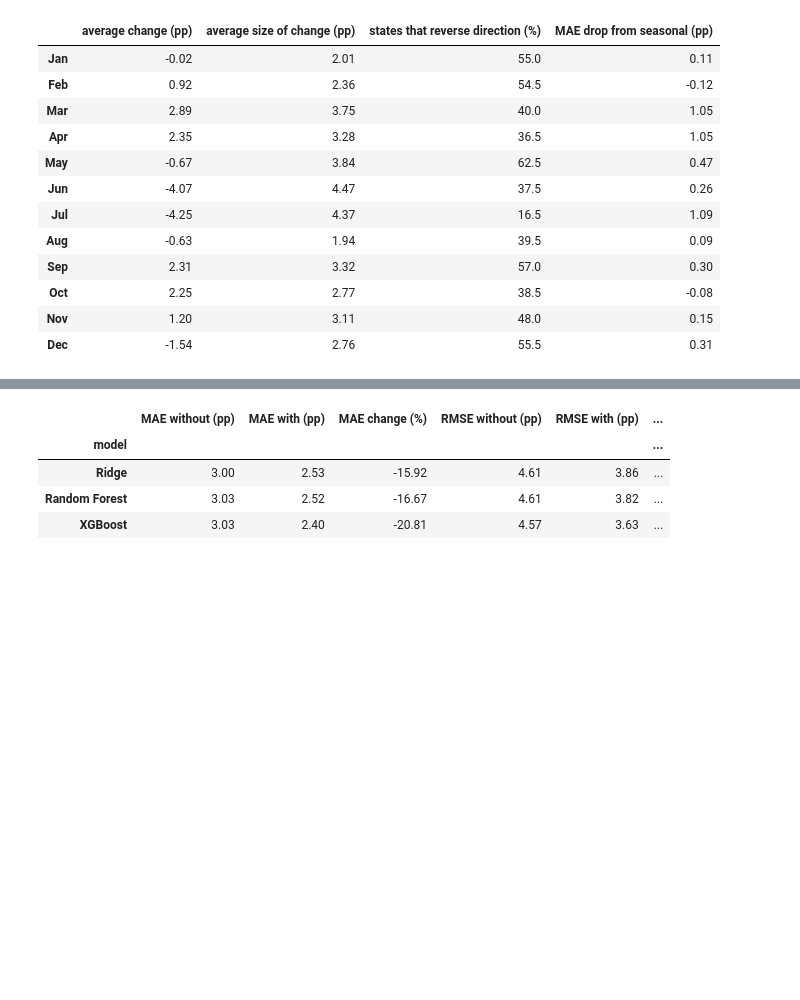
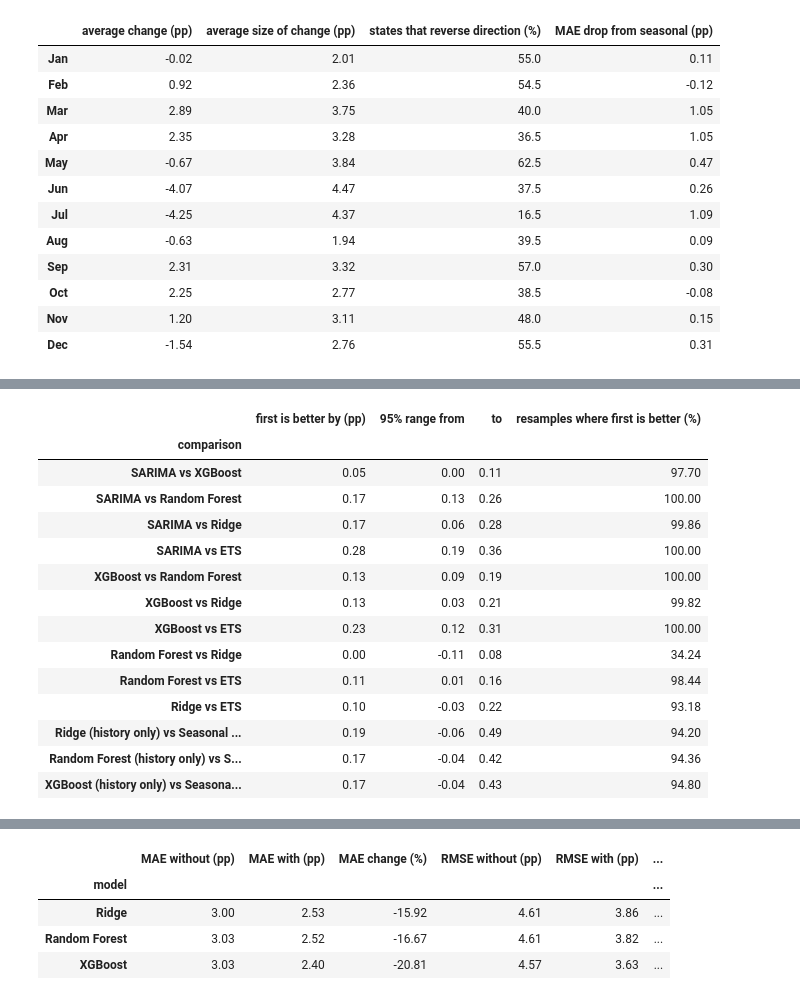
Before and after one commit to legacysti/ics635-final-project, a Jupyter notebook: ICS635_Final_Project.ipynb, the cells around one changed output, grey strips where cells are left out. Drawn from its saved outputs; the diff is of its cells as text; code cells hidden in the pictures; blank space fills up the shorter version.

```diff
--- a/ICS635_Final_Project.ipynb
+++ b/ICS635_Final_Project.ipynb
@@ -1039,3 +1239,48 @@ test_table.round(2)
+# %%
+# --- How sure are we? A block bootstrap over the 43 test months ---
+# Each month's error is averaged over the 50 states. We then rebuild the test period 5,000 times from
+# random 6-month blocks of months, so neighbouring months, whose errors are related, stay together.
+names = {key: key[0] if key[1] in ("-", "state + history + seasonal") else f"{key[0]} (history only)"
+         for key in test_predictions}
+month_mae = test_errors.groupby(test["date"]).mean().mul(100)
+month_mae.columns = [names[key] for key in month_mae.columns]
+assert (test.groupby("date").size() == 50).all()   # every test month has all 50 states
+
+BLOCK, N_BOOT = 6, 5000
+rng = np.random.default_rng(SEED)
+n_months = len(month_mae)
+starts = rng.integers(0, n_months - BLOCK + 1, size=(N_BOOT, -(-n_months // BLOCK)))
+resampled = (starts[:, :, None] + np.arange(BLOCK)).reshape(N_BOOT, -1)[:, :n_months]
+boot_mae = pd.DataFrame(month_mae.to_numpy()[resampled].mean(axis=1), columns=month_mae.columns)
+
+def compare(first, second):
+    """How much lower the first model's MAE is than the second's (pp); positive = first is better."""
+    gap = boot_mae[second] - boot_mae[first]
+    return {"comparison": f"{first} vs {second}",
+            "first is better by (pp)": month_mae[second].mean() - month_mae[first].mean(),
+            "95% range from": gap.quantile(0.025), "to": gap.quantile(0.975),
+            "resamples where first is better (%)": 100 * (gap > 0).mean()}
+
+ranked = test_table.drop("Seasonal naive").sort_values("MAE (pp)").index.tolist()
+pairs = [(ranked[i], ranked[j]) for i in range(len(ranked)) for j in range(i + 1, len(ranked))]
+pairs += [(f"{name} (history only)", "Seasonal naive") for name in MODELS]
+pd.DataFrame([compare(a, b) for a, b in pairs]).set_index("comparison").round(2)
+# %% [output]
+|  | first is better by (pp) | 95% range from | to | resamples where first is better (%) |
+| comparison |  |  |  |  |
+| SARIMA vs XGBoost | 0.05 | 0.00 | 0.11 | 97.70 |
+| SARIMA vs Random Forest | 0.17 | 0.13 | 0.26 | 100.00 |
+| SARIMA vs Ridge | 0.17 | 0.06 | 0.28 | 99.86 |
+| SARIMA vs ETS | 0.28 | 0.19 | 0.36 | 100.00 |
+| XGBoost vs Random Forest | 0.13 | 0.09 | 0.19 | 100.00 |
+| XGBoost vs Ridge | 0.13 | 0.03 | 0.21 | 99.82 |
+| XGBoost vs ETS | 0.23 | 0.12 | 0.31 | 100.00 |
+| Random Forest vs Ridge | 0.00 | -0.11 | 0.08 | 34.24 |
+| Random Forest vs ETS | 0.11 | 0.01 | 0.16 | 98.44 |
+| Ridge vs ETS | 0.10 | -0.03 | 0.22 | 93.18 |
+| Ridge (history only) vs Seasonal ... | 0.19 | -0.06 | 0.49 | 94.20 |
+| Random Forest (history only) vs S... | 0.17 | -0.04 | 0.42 | 94.36 |
+| XGBoost (history only) vs Seasona... | 0.17 | -0.04 | 0.43 | 94.80 |
 # %%
 # --- Test MAE (pp) by year; 2026 (January to July) is preliminary ---
 by_year = test_errors[full].groupby(test["date"].dt.year).mean().mul(100)
```
Also changed, not shown: parts of 13 cells of this notebook, 1 other file.
